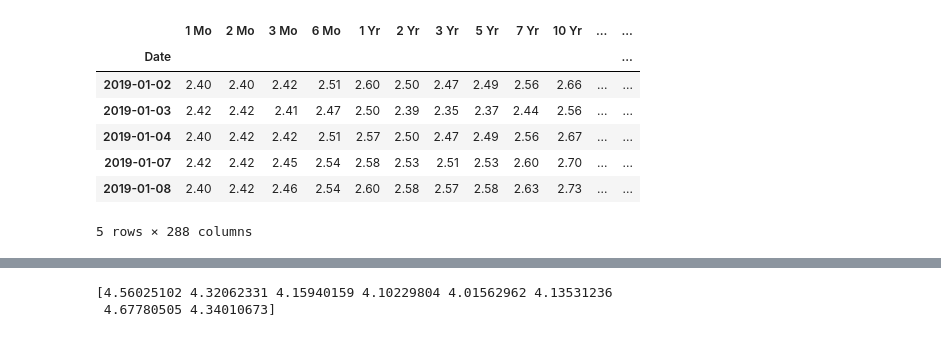
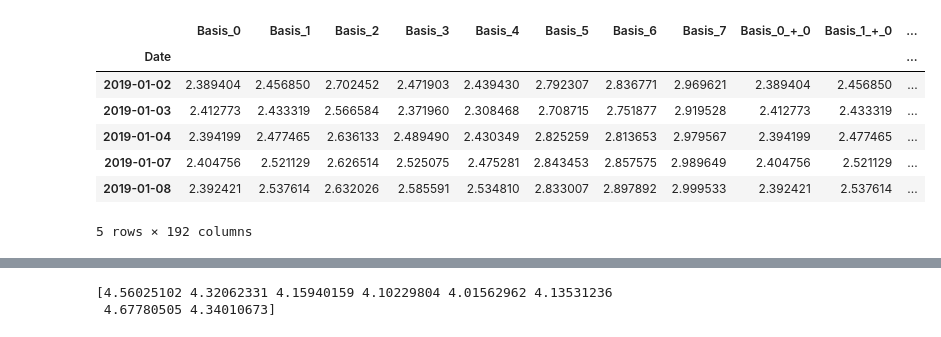
Before and after one commit to QuanPham19/functional-kan, a Jupyter notebook: phase_2/pytorch/func2func.ipynb, the cells around one changed output, grey strips where cells are left out. Saved outputs shown, nothing was run; the diff lists cells and outputs as text; code cells hidden in the pictures.

```diff
--- a/phase_2/pytorch/test.ipynb
+++ b/phase_2/pytorch/func2func.ipynb
@@ -44,40 +54,40 @@ def basis_data_retrieval():
     return basis
 
 def direct_pred_retrieval():
-    data = treasury_data_retrieval('us_treasury_rates_large.csv')
+    data = basis_data_retrieval()
 
     # data = data.set_index('Date')
     targets = data.columns
 
     # List of moving average windows
     window_list = [1, 3, 5]
 
     # List of lags to calculate moving average
     lag_list = [1]
 
     # List of future date values
     shift_list = [_ for _ in range(20)]
 
     # Generate future columns
     for shift in shift_list:
         for col in targets:
             data[f'{col}_+_{shift}'] = data[col].shift(-shift)
 
     # Generate past moving average columns
     for lag in lag_list:
         for window in window_list:
             for col in targets:
                 data[f'{col}_-_{lag}_window_{window}'] = data[col].shift(1).rolling(window).mean()
     return data, targets
 
 df = direct_pred_retrieval()[0]
 df.head()
 # %% [output]
-|  | 1 Mo | 2 Mo | 3 Mo | 6 Mo | 1 Yr | 2 Yr | 3 Yr | 5 Yr | 7 Yr | 10 Yr | ... | ... |
-| Date |  |  |  |  |  |  |  |  |  |  |  | ... |
-| 2019-01-02 | 2.40 | 2.40 | 2.42 | 2.51 | 2.60 | 2.50 | 2.47 | 2.49 | 2.56 | 2.66 | ... | ... |
-| 2019-01-03 | 2.42 | 2.42 | 2.41 | 2.47 | 2.50 | 2.39 | 2.35 | 2.37 | 2.44 | 2.56 | ... | ... |
-| 2019-01-04 | 2.40 | 2.42 | 2.42 | 2.51 | 2.57 | 2.50 | 2.47 | 2.49 | 2.56 | 2.67 | ... | ... |
-| 2019-01-07 | 2.42 | 2.42 | 2.45 | 2.54 | 2.58 | 2.53 | 2.51 | 2.53 | 2.60 | 2.70 | ... | ... |
-| 2019-01-08 | 2.40 | 2.42 | 2.46 | 2.54 | 2.60 | 2.58 | 2.57 | 2.58 | 2.63 | 2.73 | ... | ... |
+|  | Basis_0 | Basis_1 | Basis_2 | Basis_3 | Basis_4 | Basis_5 | Basis_6 | Basis_7 | Basis_0_+_0 | Basis_1_+_0 | ... |
+| Date |  |  |  |  |  |  |  |  |  |  | ... |
+| 2019-01-02 | 2.389404 | 2.456850 | 2.702452 | 2.471903 | 2.439430 | 2.792307 | 2.836771 | 2.969621 | 2.389404 | 2.456850 | ... |
+| 2019-01-03 | 2.412773 | 2.433319 | 2.566584 | 2.371960 | 2.308468 | 2.708715 | 2.751877 | 2.919528 | 2.412773 | 2.433319 | ... |
+| 2019-01-04 | 2.394199 | 2.477465 | 2.636133 | 2.489490 | 2.430349 | 2.825259 | 2.813653 | 2.979567 | 2.394199 | 2.477465 | ... |
+| 2019-01-07 | 2.404756 | 2.521129 | 2.626514 | 2.525075 | 2.475281 | 2.843453 | 2.857575 | 2.989649 | 2.404756 | 2.521129 | ... |
+| 2019-01-08 | 2.392421 | 2.537614 | 2.632026 | 2.585591 | 2.534810 | 2.833007 | 2.897892 | 2.999533 | 2.392421 | 2.537614 | ... |
-5 rows × 288 columns
+5 rows × 192 columns
```
Also changed, not shown: parts of 8 cells of this notebook, 3 other files.
